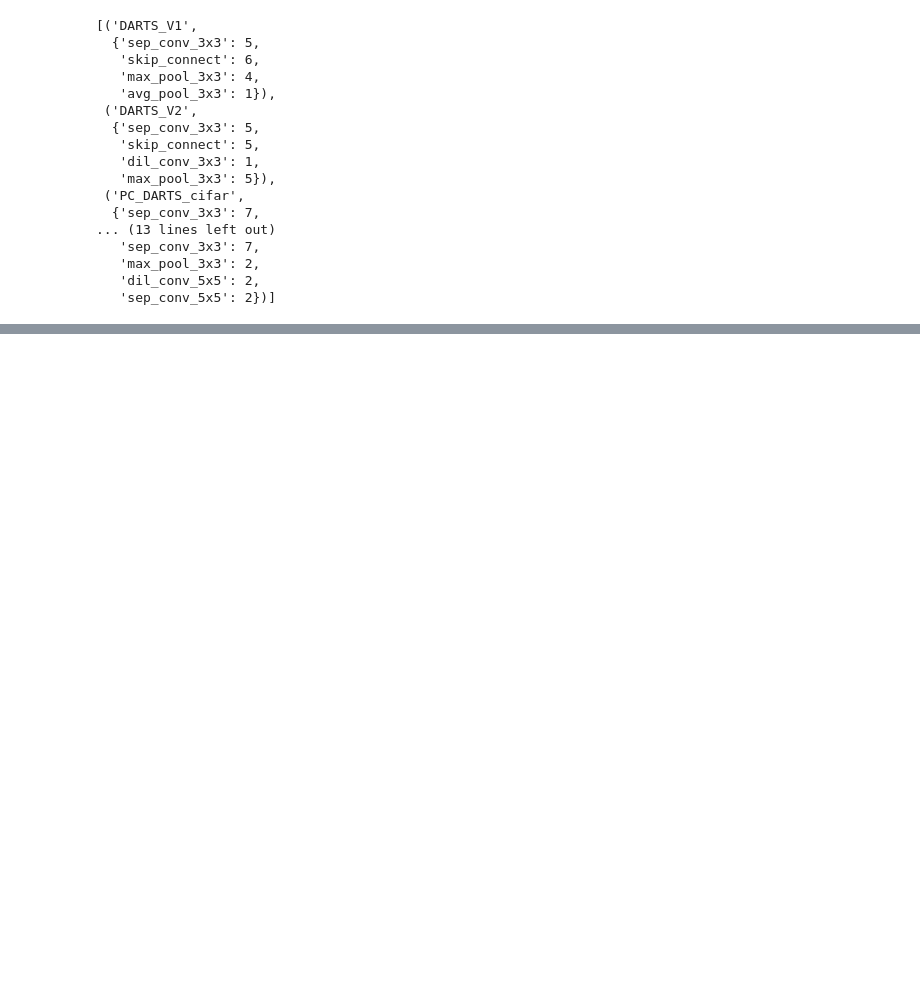
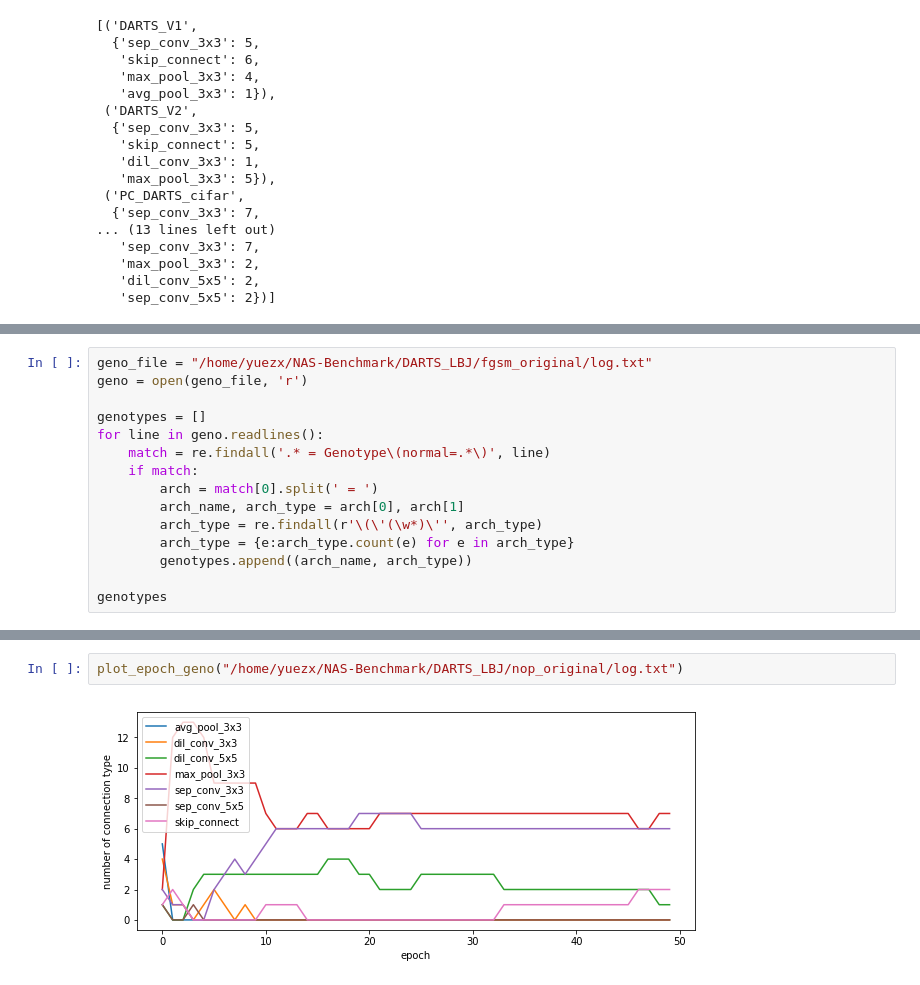
Before and after one commit to yuezhixiong/NAS-Benchmark, a Jupyter notebook: plot_log.ipynb, the cells around one changed output, grey strips where cells are left out. Saved outputs shown, nothing was run; the diff lists cells and outputs as text; blank space fills up the shorter version.

```diff
--- a/plot_log.ipynb
+++ b/plot_log.ipynb
@@ -123,0 +118,15 @@ true
+# %%
+geno_file = "/home/yuezx/NAS-Benchmark/DARTS_LBJ/fgsm_original/log.txt"
+geno = open(geno_file, 'r')
+
+genotypes = []
+for line in geno.readlines():
+    match = re.findall('.* = Genotype\(normal=.*\)', line)
+    if match:
+        arch = match[0].split(' = ')
+        arch_name, arch_type = arch[0], arch[1]
+        arch_type = re.findall(r'\(\'(\w*)\'', arch_type)
+        arch_type = {e:arch_type.count(e) for e in arch_type}
+        genotypes.append((arch_name, arch_type))
+
+genotypes
@@ -123,0 +199,4 @@ true
+# %%
+plot_epoch_geno("/home/yuezx/NAS-Benchmark/DARTS_LBJ/nop_original/log.txt")
+# %% [output]
+[figure, added]
```
Also changed, not shown: parts of 6 cells of this notebook, 19 other files.
